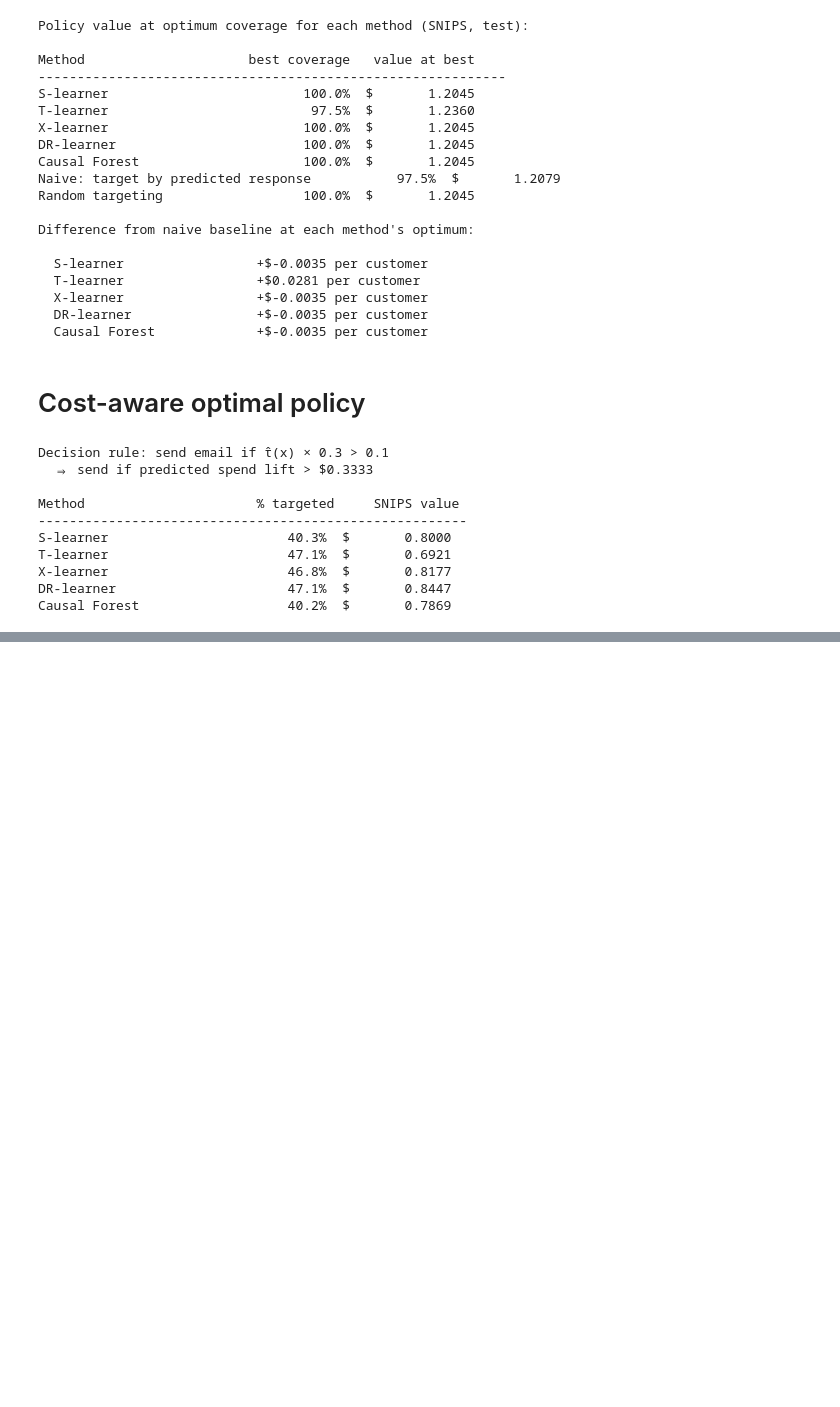
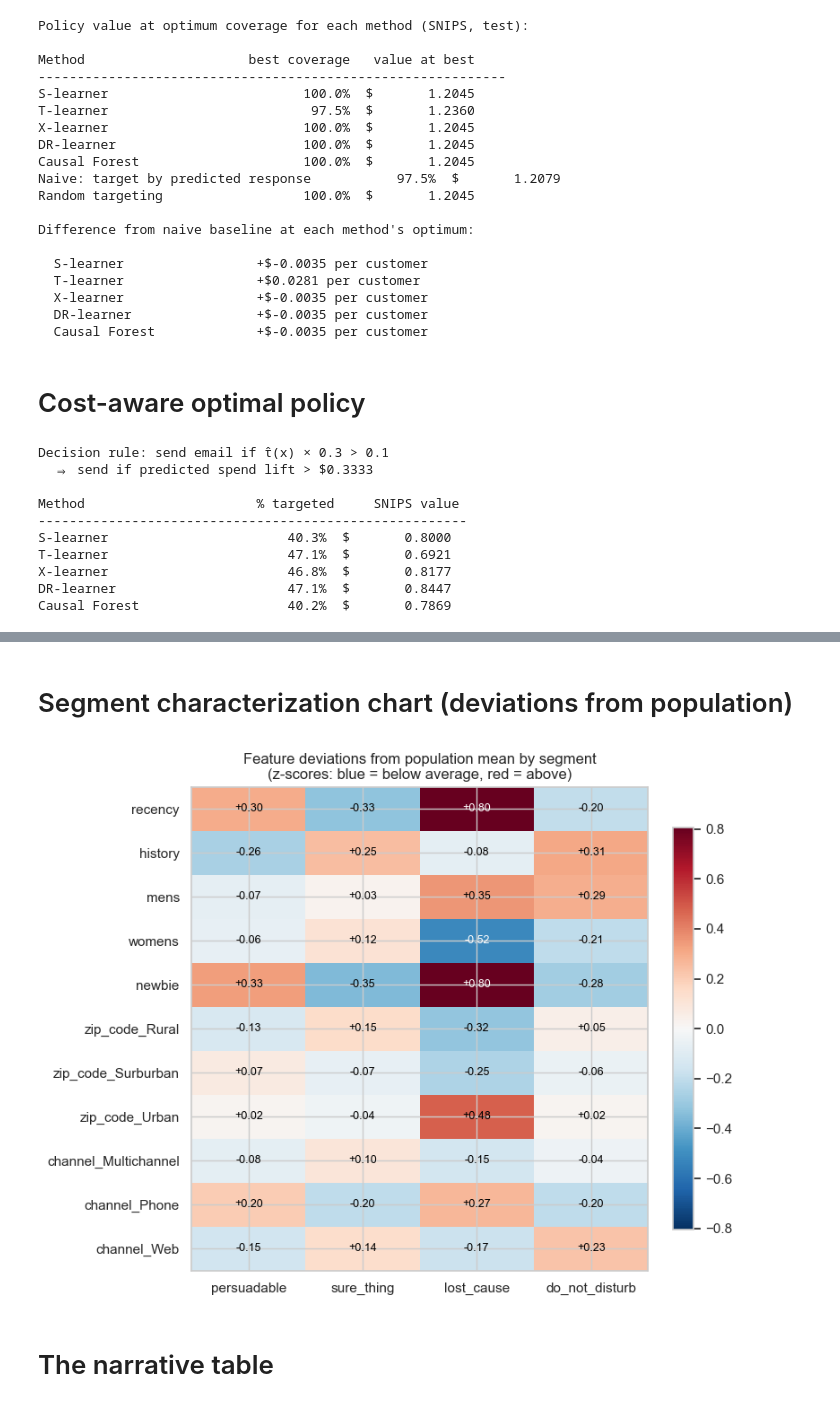
Before and after one commit to rahuldas98rd-png/uplift-promotions, a Jupyter notebook: notebooks/03_evaluation.ipynb, the cells around one changed output, grey strips where cells are left out. Drawn from its saved outputs; the diff is of its cells as text; code cells hidden in the pictures; blank space fills up the shorter version.

Commit message:
Phase 5.3: segment interpretation — persuadables, sure-things, do-not-disturbs

```diff
--- a/notebooks/03_evaluation.ipynb
+++ b/notebooks/03_evaluation.ipynb
@@ -471,0 +849,18 @@ Causal Forest                   40.2%  $       0.7869
+# %%
+# Prep feature matrix with the segment labels — use mostly-numeric encoding
+# for easy aggregation
+test_features = get_features(test_df).copy()
+test_features["recency"] = test_features["recency"].astype(float)
+test_features["history"] = test_features["history"].astype(float)
+test_features["mens"] = test_features["mens"].astype(float)
+test_features["womens"] = test_features["womens"].astype(float)
+test_features["newbie"] = test_features["newbie"].astype(float)
+# Encode categoricals as proportions via dummies
+cat_dummies = pd.get_dummies(test_features[["zip_code", "channel"]], drop_first=False).astype(float)
+test_features = pd.concat(
+    [test_features.drop(columns=["zip_code", "channel", "history_segment"]), cat_dummies], axis=1
+)
+
+summary = segment_summary(segments, test_features)
+print("Mean feature values by segment (sorted by segment size):\n")
+print(summary.round(2))
@@ -471,0 +885,51 @@ Causal Forest                   40.2%  $       0.7869
+# %% [markdown]
+# Segment characterization chart (deviations from population)
+# %%
+# Compute population means for the same features
+pop_means = test_features.mean()
+
+# For each segment, compute (segment_mean - pop_mean) / pop_std for the
+# features. This is a z-score-like view: how unusual is each segment on
+# each feature?
+pop_std = test_features.std()
+z_scores = {}
+for seg in ["persuadable", "sure_thing", "lost_cause", "do_not_disturb"]:
+    seg_mean = test_features.loc[segments == seg].mean()
+    z_scores[seg] = (seg_mean - pop_means) / pop_std
+z_df = pd.DataFrame(z_scores)
+
+# Drop features with tiny variation (would show absurd z-scores)
+z_df = z_df.loc[pop_std > 0.05]
+
+# Plot as a heatmap
+fig, ax = plt.subplots(figsize=(8, 0.4 * len(z_df) + 2))
+vmax = max(abs(z_df.min().min()), abs(z_df.max().max()))
+im = ax.imshow(z_df.values, cmap="RdBu_r", aspect="auto", vmin=-vmax, vmax=vmax)
+for i in range(len(z_df)):
+    for j in range(z_df.shape[1]):
+        v = z_df.values[i, j]
+        ax.text(
+            j,
+            i,
+            f"{v:+.2f}",
+            ha="center",
+            va="center",
+            color="white" if abs(v) > vmax * 0.6 else "black",
+            fontsize=9,
+        )
+ax.set_xticks(range(z_df.shape[1]))
+ax.set_xticklabels(z_df.columns)
+ax.set_yticks(range(len(z_df)))
+ax.set_yticklabels(z_df.index)
+ax.set_title(
+    "Feature deviations from population mean by segment\n"
+    "(z-scores: blue = below average, red = above)"
+)
+fig.colorbar(im, ax=ax, fraction=0.04)
+fig.tight_layout()
+fig.savefig(FIG_DIR / "17_segment_characterization.png")
+plt.show()
+# %% [output]
+[figure, added]
+# %% [markdown]
+# The narrative table
```
Also changed, not shown: parts of 19 cells of this notebook, 3 other files.
